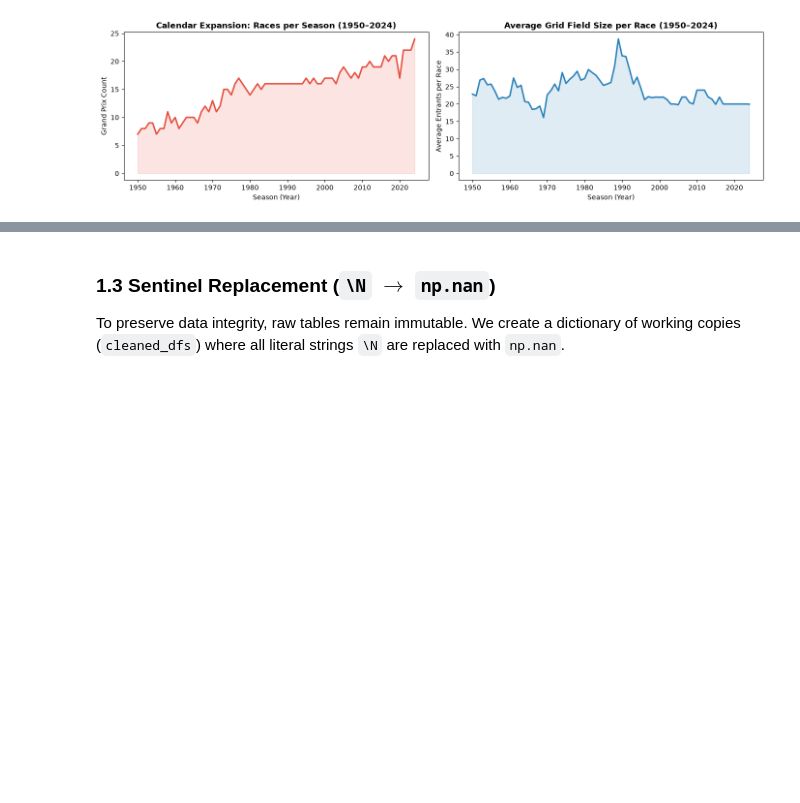
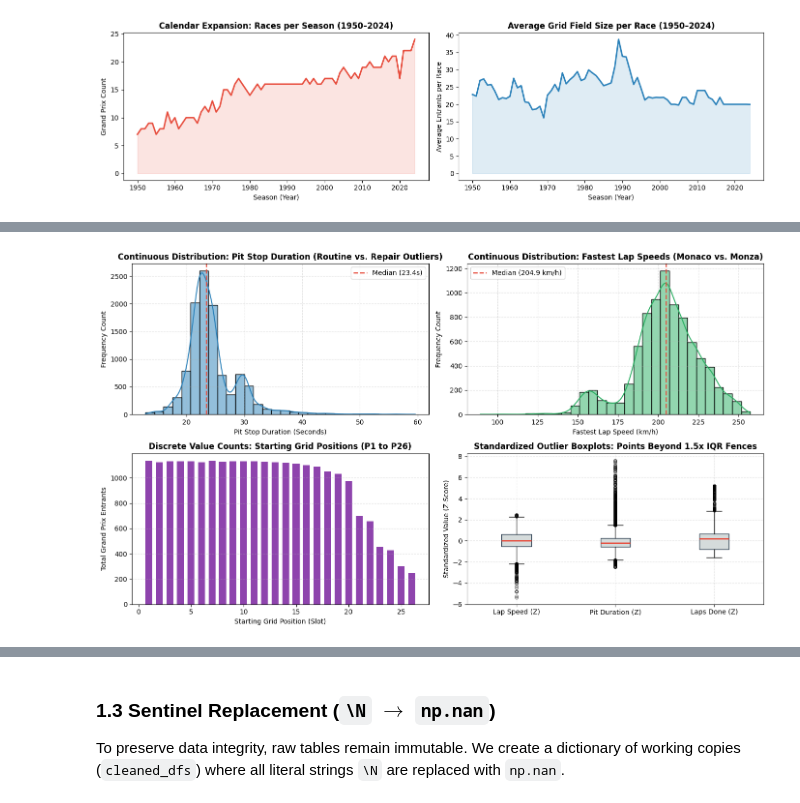
Before and after one commit to BaheyH/ML_F1_ACL2, a Jupyter notebook: Notebooks/F1_Combined_Members_1_to_4.ipynb, the cells around one changed output, grey strips where cells are left out. Saved outputs shown, nothing was run; the diff lists cells and outputs as text; code cells hidden in the pictures; blank space fills up the shorter version.

```diff
--- a/Notebooks/F1_Combined_Members_1_to_4.ipynb
+++ b/Notebooks/F1_Combined_Members_1_to_4.ipynb
@@ -277,0 +290,43 @@ plt.show()
+# %%
+fig, axes = plt.subplots(2, 2, figsize=(14, 8))
+
+sns.histplot(pit_dur[pit_dur < 60], kde=True, ax=axes[0, 0], color="#2980b9", bins=30)
+axes[0, 0].axvline(pit_dur[pit_dur < 60].median(), color="#e74c3c", linestyle="--", lw=1.8, label=f"Median ({pit_dur[pit_dur < 60].median():.1f}s)")
+axes[0, 0].set_title("Continuous Distribution: Pit Stop Duration (Routine vs. Repair Outliers)", fontweight="bold")
+axes[0, 0].set_xlabel("Pit Stop Duration (Seconds)")
+axes[0, 0].set_ylabel("Frequency Count")
+axes[0, 0].legend(frameon=True)
+axes[0, 0].grid(linestyle="--", alpha=0.4)
+
+sns.histplot(lap_speeds, kde=True, ax=axes[0, 1], color="#27ae60", bins=30)
+axes[0, 1].axvline(lap_speeds.median(), color="#e74c3c", linestyle="--", lw=1.8, label=f"Median ({lap_speeds.median():.1f} km/h)")
+axes[0, 1].set_title("Continuous Distribution: Fastest Lap Speeds (Monaco vs. Monza)", fontweight="bold")
+axes[0, 1].set_xlabel("Fastest Lap Speed (km/h)")
+axes[0, 1].set_ylabel("Frequency Count")
+axes[0, 1].legend(frameon=True)
+axes[0, 1].grid(linestyle="--", alpha=0.4)
+
+grid_counts = grid_pos[grid_pos <= 26].value_counts().sort_index()
+axes[1, 0].bar(grid_counts.index, grid_counts.values, color="#8e44ad", width=0.65)
+axes[1, 0].set_title("Discrete Value Counts: Starting Grid Positions (P1 to P26)", fontweight="bold")
+axes[1, 0].set_xlabel("Starting Grid Position (Slot)")
+axes[1, 0].set_ylabel("Total Grand Prix Entrants")
+axes[1, 0].grid(axis="y", linestyle="--", alpha=0.4)
+
+box_data = [
+    (lap_speeds - lap_speeds.mean()) / lap_speeds.std(),
+    (pit_dur[pit_dur < 60] - pit_dur[pit_dur < 60].mean()) / pit_dur[pit_dur < 60].std(),
+    (laps_done - laps_done.mean()) / laps_done.std()
+]
+axes[1, 1].boxplot(box_data, tick_labels=["Lap Speed (Z)", "Pit Duration (Z)", "Laps Done (Z)"], patch_artist=True,
+                   boxprops=dict(facecolor="#d5dbdb", color="#2c3e50"),
+                   medianprops=dict(color="#e74c3c", lw=2),
+                   flierprops=dict(marker="o", color="#e74c3c", markersize=4, alpha=0.5))
+axes[1, 1].set_title("Standardized Outlier Boxplots: Points Beyond 1.5x IQR Fences", fontweight="bold")
+axes[1, 1].set_ylabel("Standardized Value (Z-Score)")
+axes[1, 1].grid(linestyle="--", alpha=0.4)
+
+plt.tight_layout()
+plt.show()
+# %% [output]
+[figure, added]
```
Also changed, not shown: parts of 113 cells of this notebook.
